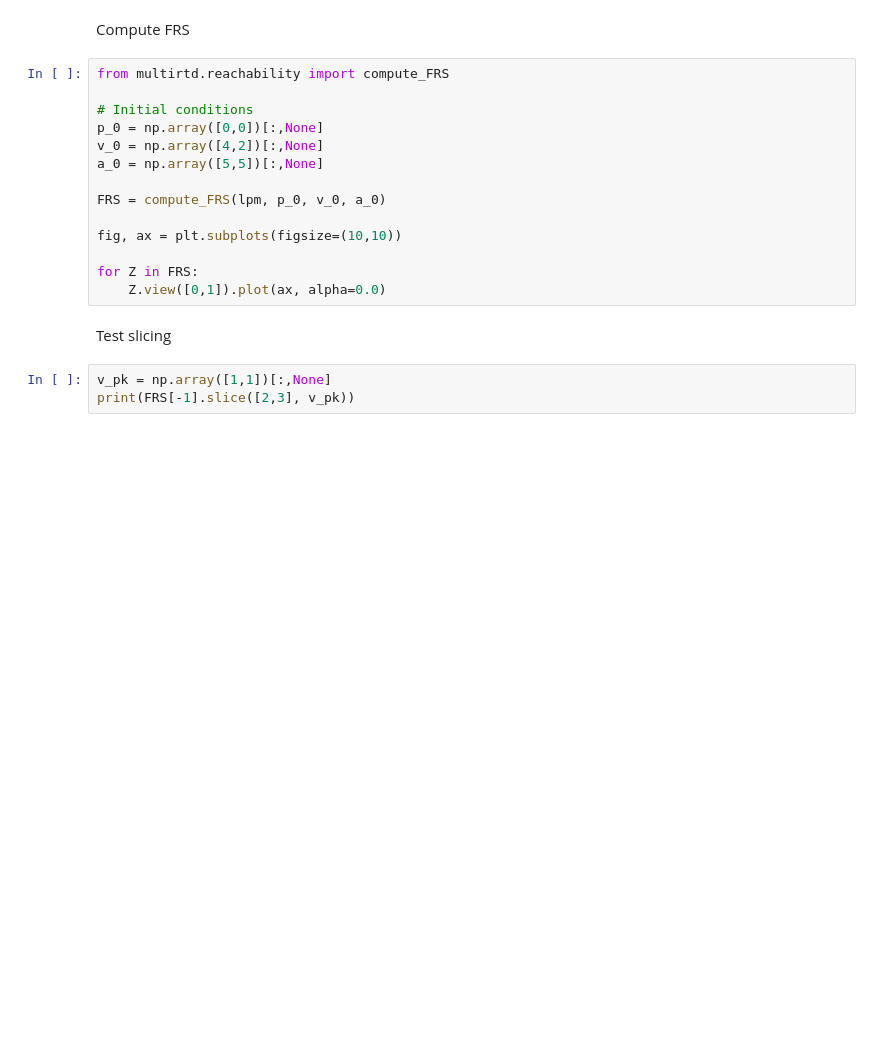
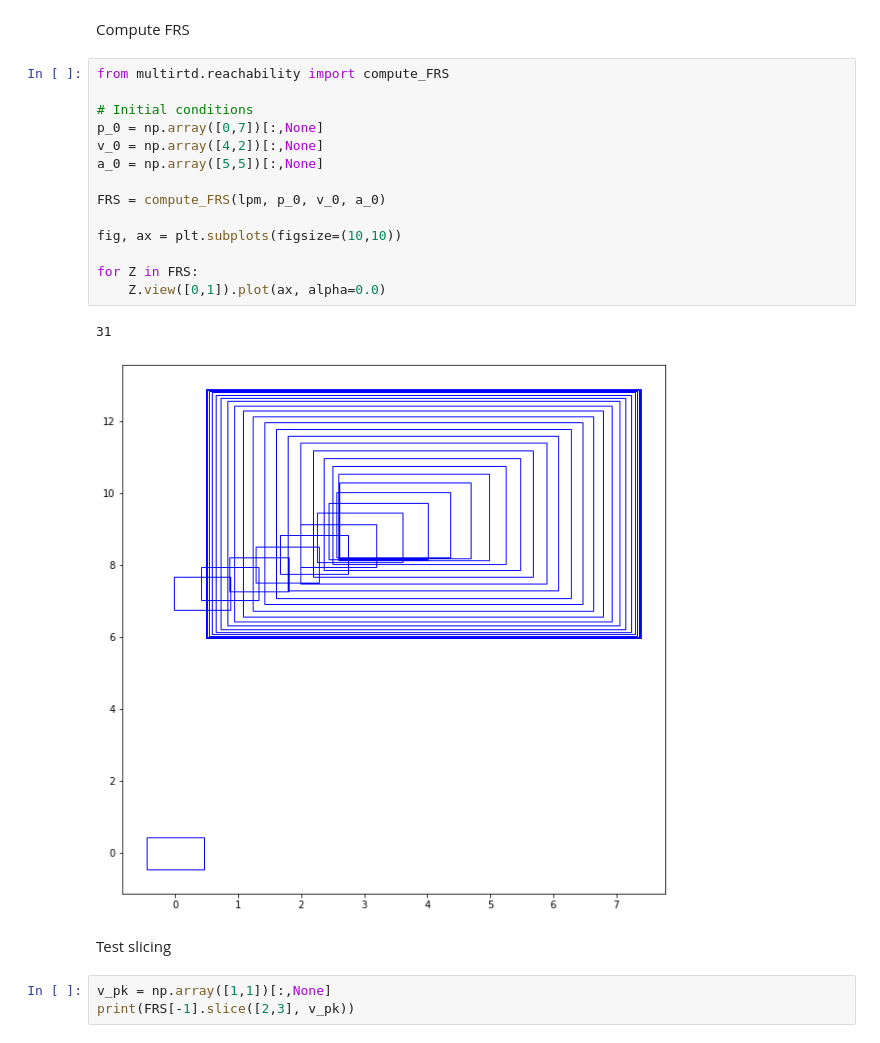
Before and after one commit to adamdai/multirobot-planning, a Jupyter notebook: notebooks/reachability.ipynb, the cells around one changed output. Saved outputs shown, nothing was run; the diff lists cells and outputs as text; blank space fills up the shorter version.

```diff
--- a/notebooks/reachability.ipynb
+++ b/notebooks/reachability.ipynb
@@ -75,17 +77,20 @@ Compute FRS
 # %%
 from multirtd.reachability import compute_FRS
 
 # Initial conditions
-p_0 = np.array([0,0])[:,None]
+p_0 = np.array([0,7])[:,None]
 v_0 = np.array([4,2])[:,None]
 a_0 = np.array([5,5])[:,None]
 
 FRS = compute_FRS(lpm, p_0, v_0, a_0)
 
 fig, ax = plt.subplots(figsize=(10,10))
 
 for Z in FRS:
     Z.view([0,1]).plot(ax, alpha=0.0)
+# %% [output]
+31
+[figure, added]
 # %% [markdown]
 Test slicing
 # %%
```
Also changed, not shown: parts of 6 cells of this notebook, 9 other files.
